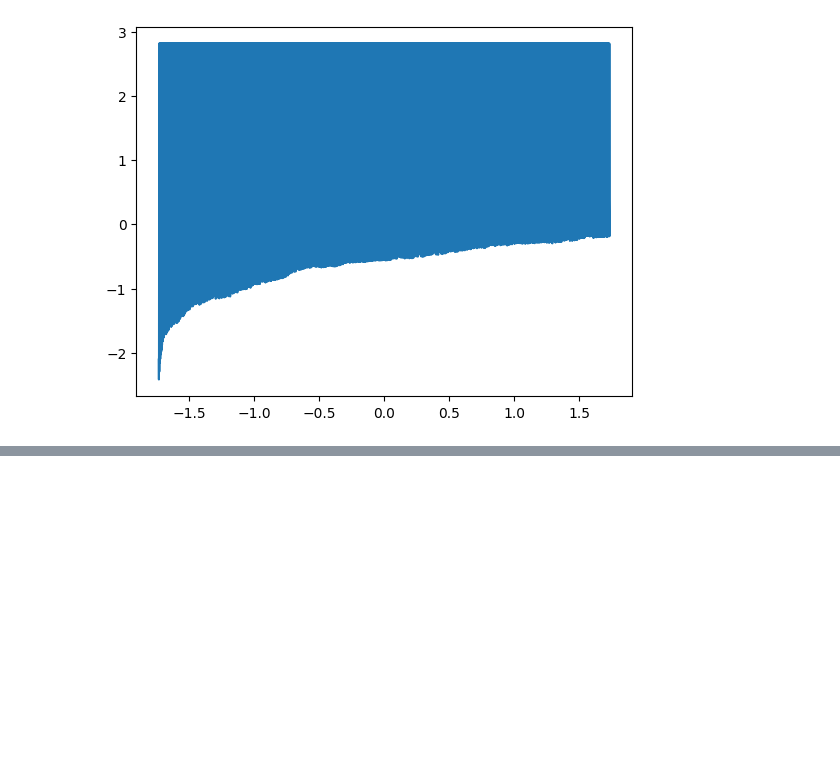
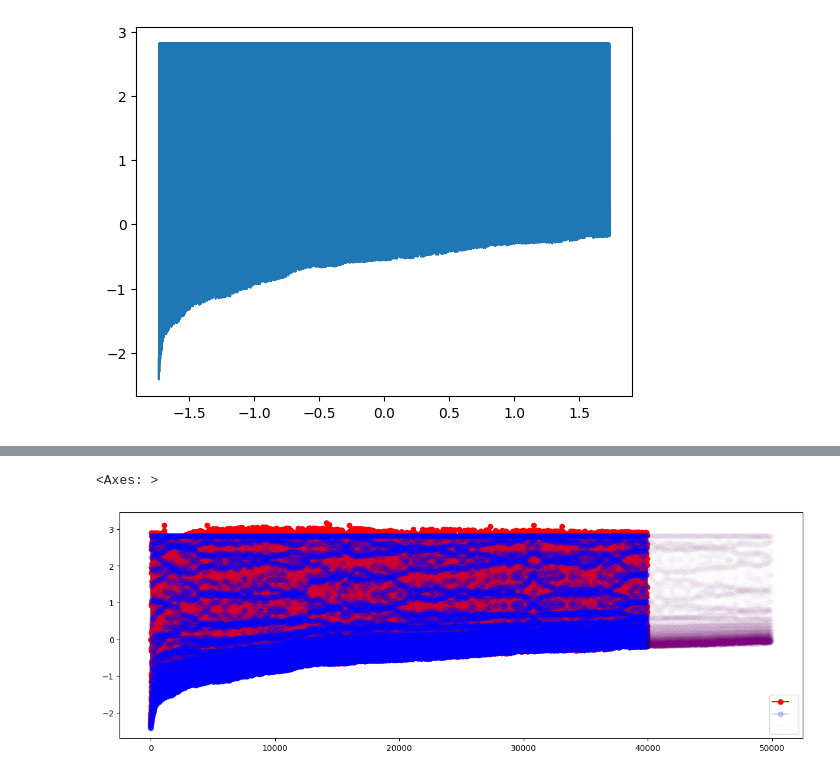
Before and after one commit to enfycius/cement-based, a Jupyter notebook: analysis.ipynb, the cells around one changed output, grey strips where cells are left out. Saved outputs shown, nothing was run; the diff lists cells and outputs as text; code cells hidden in the pictures; blank space fills up the shorter version.

```diff
--- a/analysis.ipynb
+++ b/analysis.ipynb
@@ -122,0 +255,5 @@ plt.plot(XTrain_scaled[:, 0], XTrain_scaled[:, 1])
+# %%
+# fcast = pd.Series(fcast, index=[i for i in range(len(XTrain_scaled), len(XTrain_scaled) + len(XTest_scaled))])
+fcast = pd.Series(fcast)
+fcast2 = pd.Series([None] * len(XTrain_scaled))
+fcast_copy = pd.concat((fcast2, fcast), axis=0)
@@ -122,0 +294,8 @@ plt.plot(XTrain_scaled[:, 0], XTrain_scaled[:, 1])
+# %%
+fig, ax = plt.subplots(figsize=(15, 5))
+fcast_copy.plot(ax=ax, color="red", marker="o", legend=True)
+XTrain_prev.plot(ax=ax, color="blue", marker="o", alpha=0.2, legend=True)
+XTest_prev.plot(ax=ax, color="purple", marker="o", alpha=0.01, legend=True)
+# %% [output]
+<Axes: >
+[figure, added]
```
Also changed, not shown: parts of 28 cells of this notebook.
